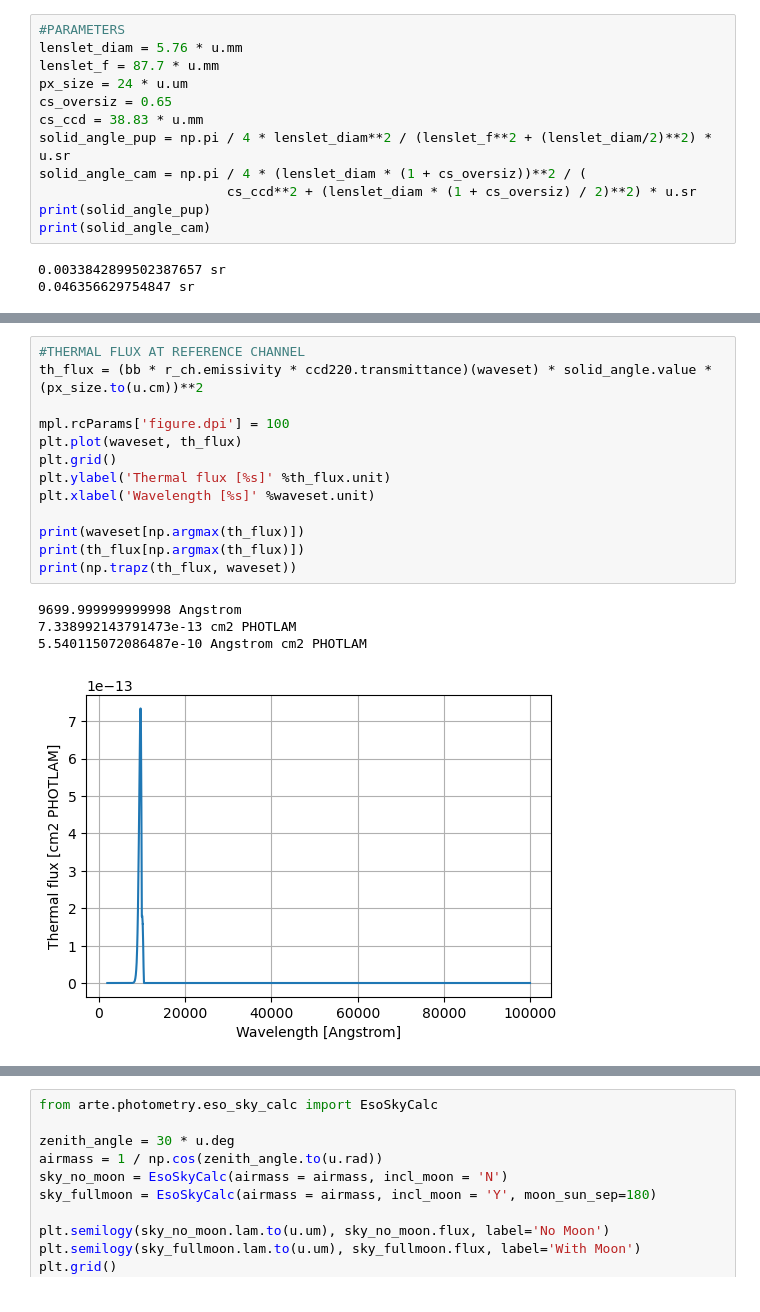
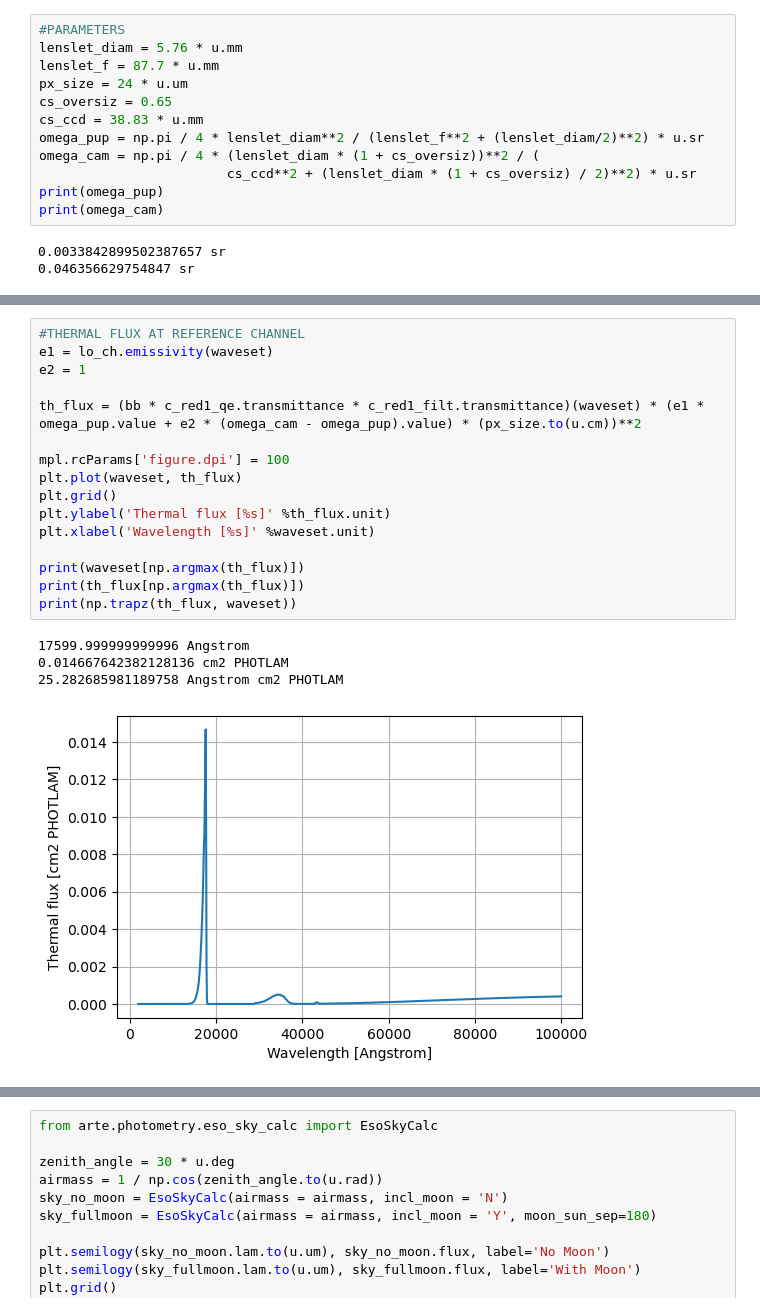
Before and after one commit to ArcetriAdaptiveOptics/arte, a Jupyter notebook: notebook/photometry/background_computation.ipynb, the cells around one changed output, grey strips where cells are left out. Cells and saved outputs as stored; diff of their text form.

```diff
--- a/notebook/photometry/background_computation.ipynb
+++ b/notebook/photometry/background_computation.ipynb
@@ -360,11 +383,11 @@ lenslet_f = 87.7 * u.mm
 px_size = 24 * u.um
 cs_oversiz = 0.65
 cs_ccd = 38.83 * u.mm
-solid_angle_pup = np.pi / 4 * lenslet_diam**2 / (lenslet_f**2 + (lenslet_diam/2)**2) * u.sr
-solid_angle_cam = np.pi / 4 * (lenslet_diam * (1 + cs_oversiz))**2 / (
+omega_pup = np.pi / 4 * lenslet_diam**2 / (lenslet_f**2 + (lenslet_diam/2)**2) * u.sr
+omega_cam = np.pi / 4 * (lenslet_diam * (1 + cs_oversiz))**2 / (
                         cs_ccd**2 + (lenslet_diam * (1 + cs_oversiz) / 2)**2) * u.sr
-print(solid_angle_pup)
-print(solid_angle_cam)
+print(omega_pup)
+print(omega_cam)
 # %% [output]
 0.0033842899502387657 sr
 0.046356629754847 sr
@@ -384,21 +409,24 @@ Text(0.5, 0, 'Wavelength [Angstrom]')
 # %%
 #THERMAL FLUX AT REFERENCE CHANNEL
-th_flux = (bb * r_ch.emissivity * ccd220.transmittance)(waveset) * solid_angle.value * (px_size.to(u.cm))**2
+e1 = lo_ch.emissivity(waveset)
+e2 = 1
+
+th_flux = (bb * c_red1_qe.transmittance * c_red1_filt.transmittance)(waveset) * (e1 * omega_pup.value + e2 * (omega_cam - omega_pup).value) * (px_size.to(u.cm))**2
 
 mpl.rcParams['figure.dpi'] = 100
 plt.plot(waveset, th_flux)
 plt.grid()
 plt.ylabel('Thermal flux [%s]' %th_flux.unit)
 plt.xlabel('Wavelength [%s]' %waveset.unit)
 
 print(waveset[np.argmax(th_flux)])
 print(th_flux[np.argmax(th_flux)])
 print(np.trapz(th_flux, waveset))
 # %% [output]
-9699.999999999998 Angstrom
-7.338992143791473e-13 cm2 PHOTLAM
-5.540115072086487e-10 Angstrom cm2 PHOTLAM
+17599.999999999996 Angstrom
+0.014667642382128136 cm2 PHOTLAM
+25.282685981189758 Angstrom cm2 PHOTLAM
-[figure, old version]
+[figure, new version]
 # %% [markdown]
 ## Sky flux
 
```
Also changed, not shown: parts of 15 cells of this notebook.
